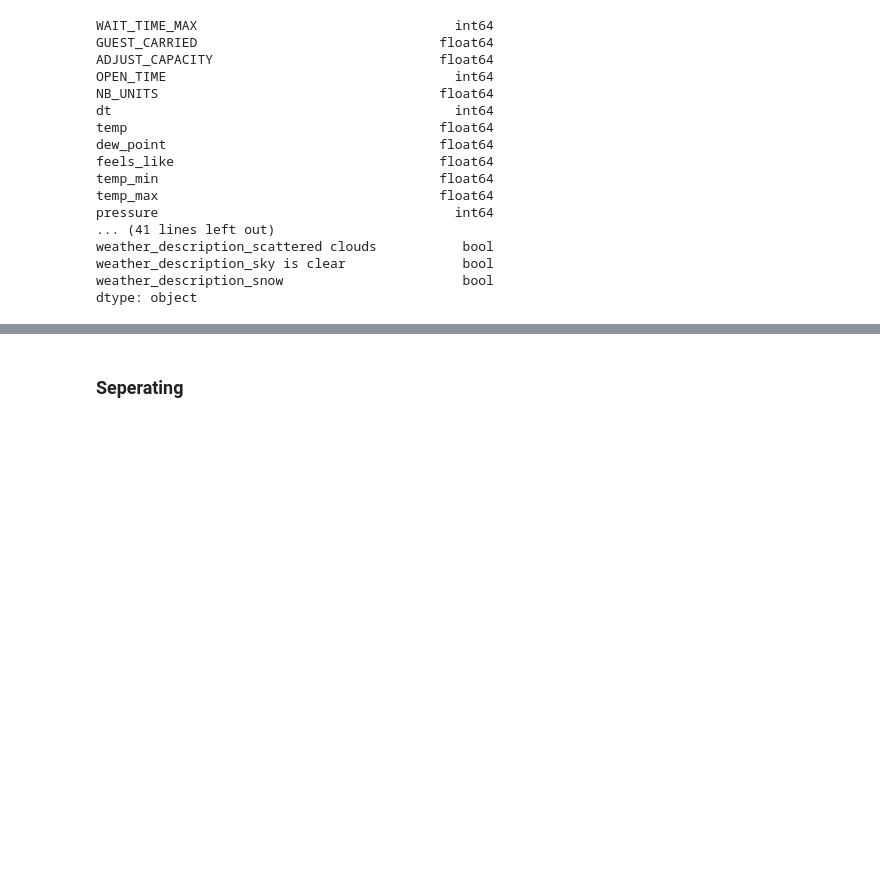
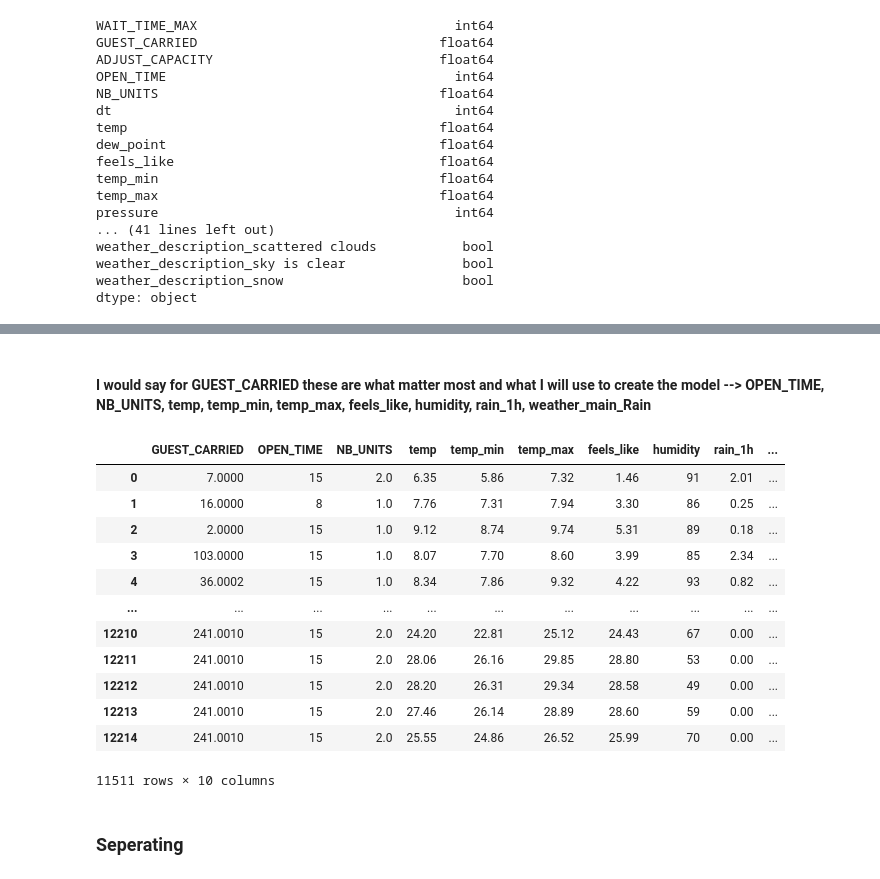
Before and after one commit to MwBm/DataAnalysisIntro, a Jupyter notebook: disneyData.ipynb, the cells around one changed output, grey strips where cells are left out. Saved outputs shown, nothing was run; the diff lists cells and outputs as text; code cells hidden in the pictures; blank space fills up the shorter version.

```diff
--- a/disneyData.ipynb
+++ b/disneyData.ipynb
@@ -349,3 +361,24 @@ dtype: object
+# %% [markdown]
+#### I would say for GUEST_CARRIED these are what matter most and what I will use to create the model --> OPEN_TIME, NB_UNITS, temp, temp_min, temp_max, feels_like, humidity, rain_1h, weather_main_Rain
+# %%
+merged_sk = merged_sk[['GUEST_CARRIED', 'OPEN_TIME', 'NB_UNITS', 'temp', 'temp_min', 'temp_max', 'feels_like', 'humidity', 'rain_1h', 'weather_main_Rain']]
+merged_sk['weather_main_Rain'] = merged_sk['weather_main_Rain'].astype(int)
+merged_sk = merged_sk[merged_sk['GUEST_CARRIED'] != 0] #Removing 0s since they are skewing the data and I believe that there are many false 0s
+merged_sk
+# %% [output]
+|  | GUEST_CARRIED | OPEN_TIME | NB_UNITS | temp | temp_min | temp_max | feels_like | humidity | rain_1h | ... |
+| 0 | 7.0000 | 15 | 2.0 | 6.35 | 5.86 | 7.32 | 1.46 | 91 | 2.01 | ... |
+| 1 | 16.0000 | 8 | 1.0 | 7.76 | 7.31 | 7.94 | 3.30 | 86 | 0.25 | ... |
+| 2 | 2.0000 | 15 | 1.0 | 9.12 | 8.74 | 9.74 | 5.31 | 89 | 0.18 | ... |
+| 3 | 103.0000 | 15 | 1.0 | 8.07 | 7.70 | 8.60 | 3.99 | 85 | 2.34 | ... |
+| 4 | 36.0002 | 15 | 1.0 | 8.34 | 7.86 | 9.32 | 4.22 | 93 | 0.82 | ... |
+| ... | ... | ... | ... | ... | ... | ... | ... | ... | ... | ... |
+| 12210 | 241.0010 | 15 | 2.0 | 24.20 | 22.81 | 25.12 | 24.43 | 67 | 0.00 | ... |
+| 12211 | 241.0010 | 15 | 2.0 | 28.06 | 26.16 | 29.85 | 28.80 | 53 | 0.00 | ... |
+| 12212 | 241.0010 | 15 | 2.0 | 28.20 | 26.31 | 29.34 | 28.58 | 49 | 0.00 | ... |
+| 12213 | 241.0010 | 15 | 2.0 | 27.46 | 26.14 | 28.89 | 28.60 | 59 | 0.00 | ... |
+| 12214 | 241.0010 | 15 | 2.0 | 25.55 | 24.86 | 26.52 | 25.99 | 70 | 0.00 | ... |
+11511 rows × 10 columns
 # %% [markdown]
 ### Seperating
 # %%
```
Also changed, not shown: parts of 6 cells of this notebook.
